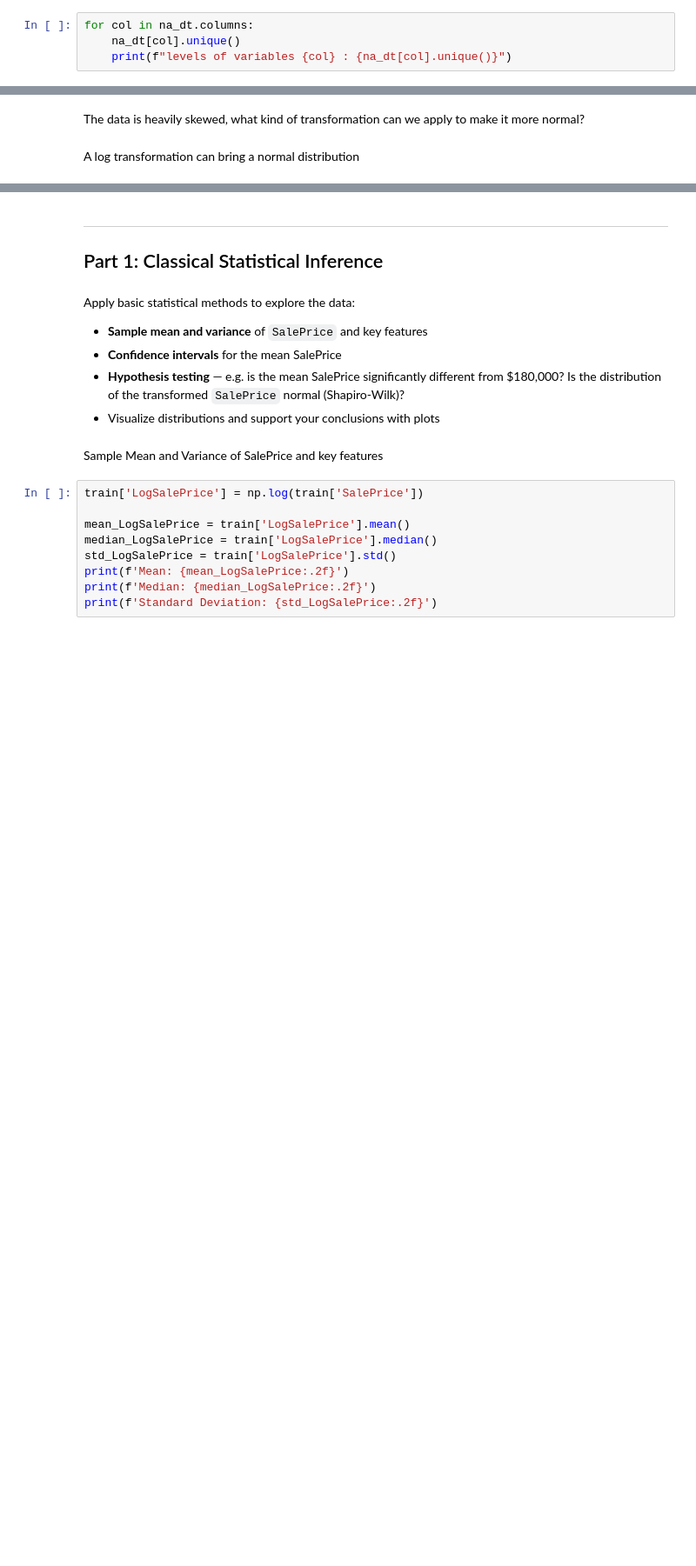
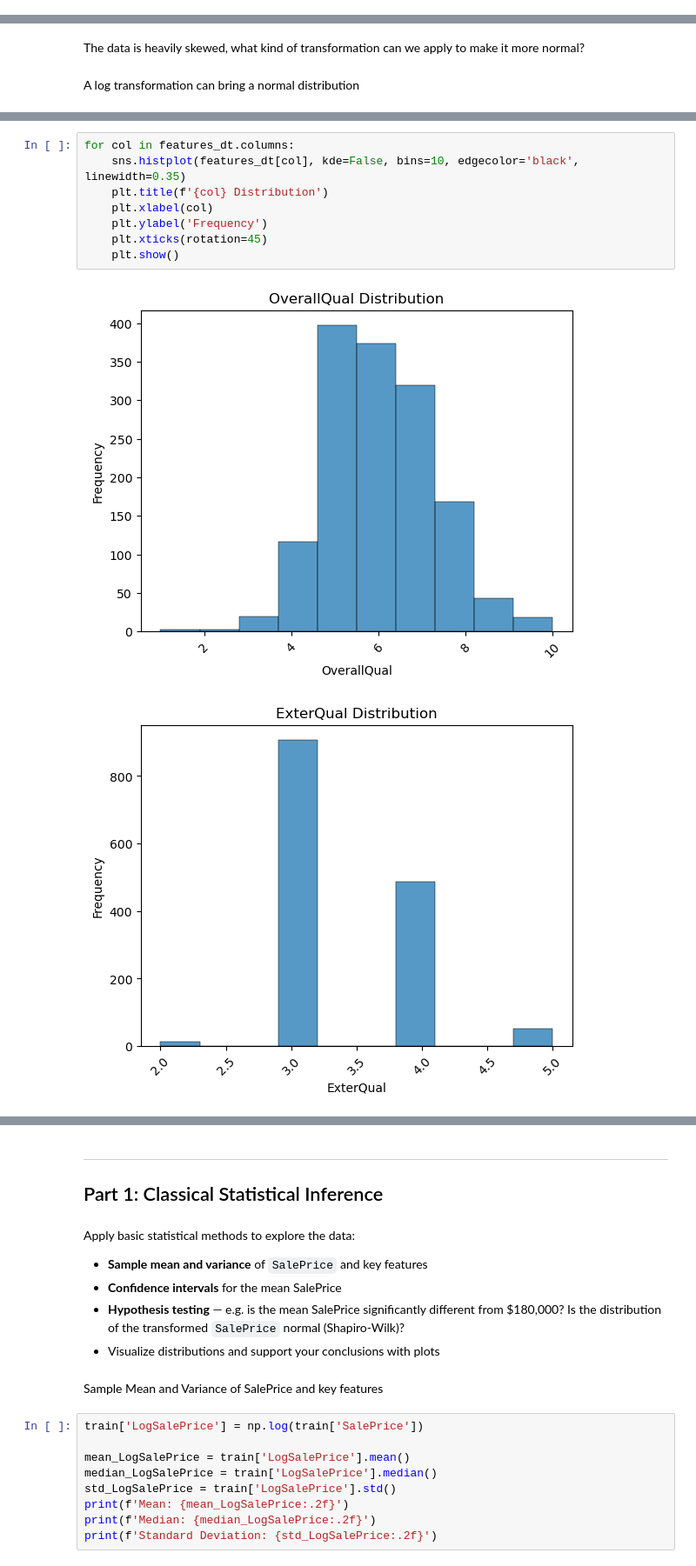
Before and after one commit to Kirill-101/CStat2026_project, a Jupyter notebook: project_STUDENTID.ipynb, the cells around one changed output, grey strips where cells are left out. Shown at 87% size. Drawn from its saved outputs; the diff is of its cells as text; blank space fills up the shorter version.

```diff
--- a/project_STUDENTID.ipynb
+++ b/project_STUDENTID.ipynb
@@ -76,4 +67,0 @@ na_dt.shape
-# %%
-for col in na_dt.columns:
-    na_dt[col].unique()
-    print(f"levels of variables {col} : {na_dt[col].unique()}")
@@ -210,0 +222,11 @@ A log transformation can bring a normal distribution
+# %%
+for col in features_dt.columns:
+    sns.histplot(features_dt[col], kde=False, bins=10, edgecolor='black', linewidth=0.35)
+    plt.title(f'{col} Distribution')
+    plt.xlabel(col)
+    plt.ylabel('Frequency')
+    plt.xticks(rotation=45)
+    plt.show()
+# %% [output]
+[figure, added]
+[figure, added]
```
Also changed, not shown: parts of 35 cells of this notebook, 4 other files.
